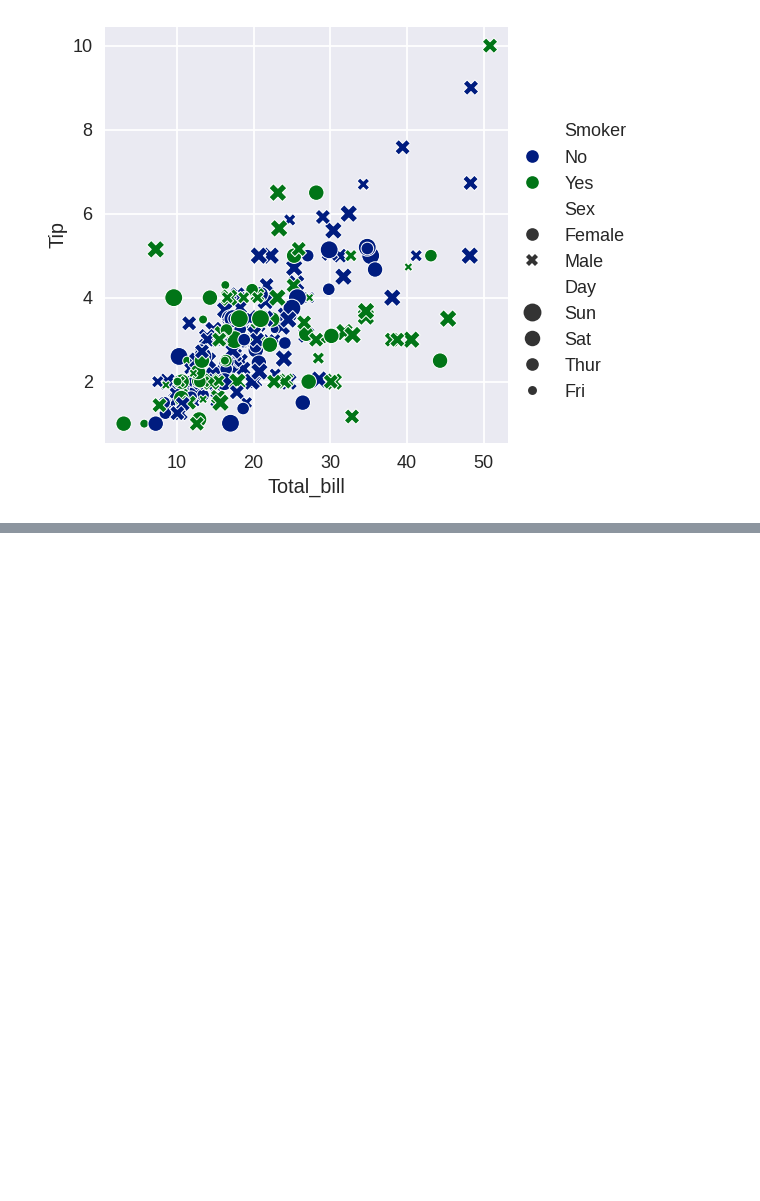
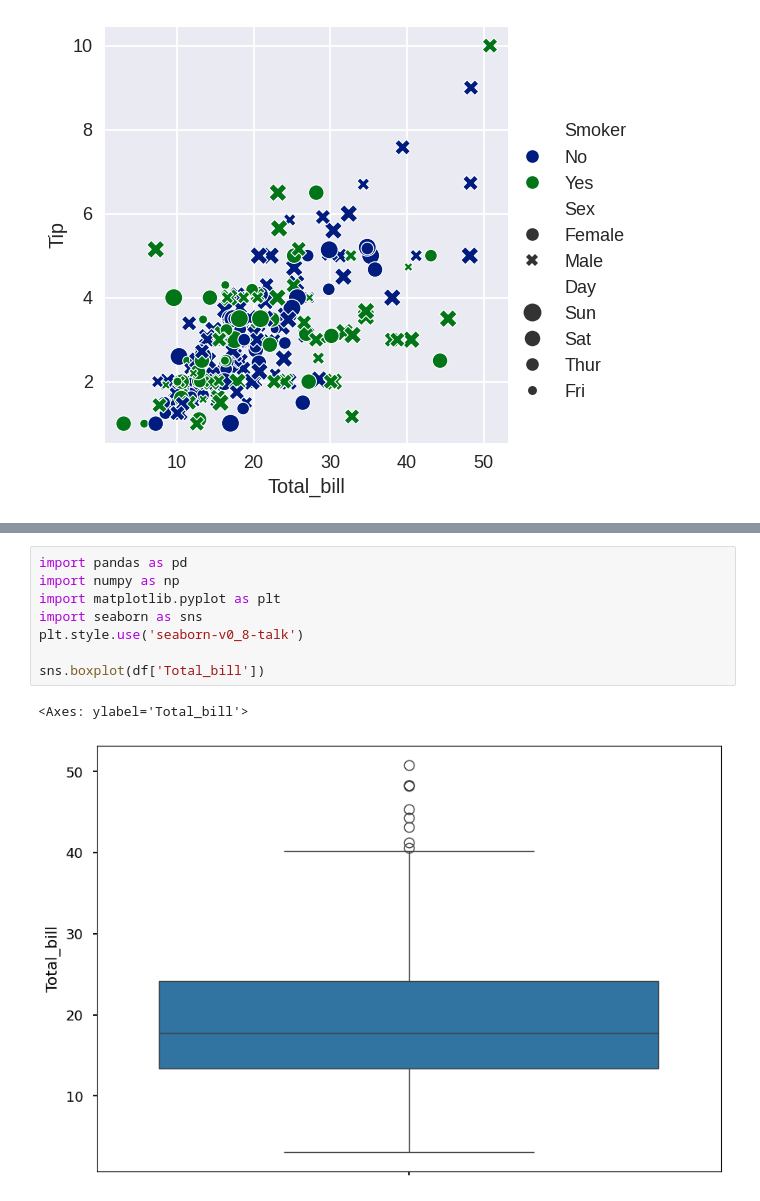
Before and after one commit to JatindraPatel/Seaborn_Learning, a Jupyter notebook: Seaborn.ipynb, the cells around one changed output, grey strips where cells are left out. Drawn from its saved outputs; the diff is of its cells as text; blank space fills up the shorter version.

```diff
--- a/Seaborn.ipynb
+++ b/Seaborn.ipynb
@@ -275,0 +293,11 @@ plt.show()
+# %%
+import pandas as pd
+import numpy as np
+import matplotlib.pyplot as plt
+import seaborn as sns
+plt.style.use('seaborn-v0_8-talk')
+
+sns.boxplot(df['Total_bill'])
+# %% [output]
+<Axes: ylabel='Total_bill'>
+[figure, added]
```
Also changed, not shown: parts of 19 cells of this notebook.
